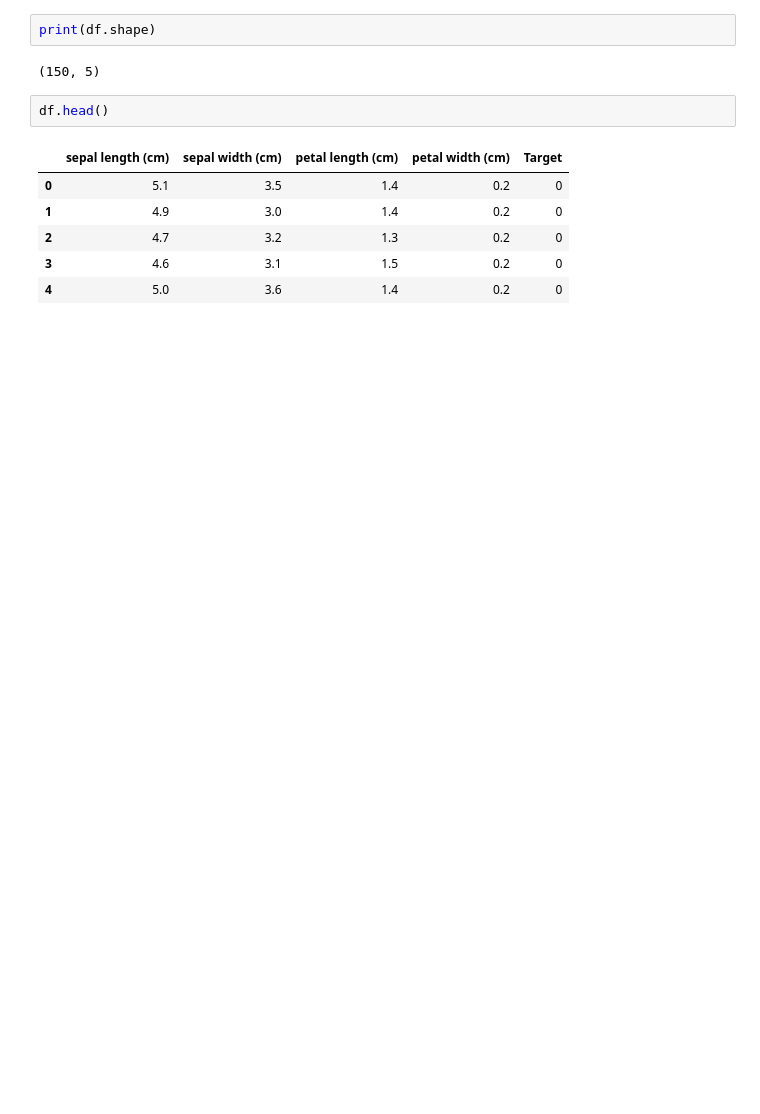
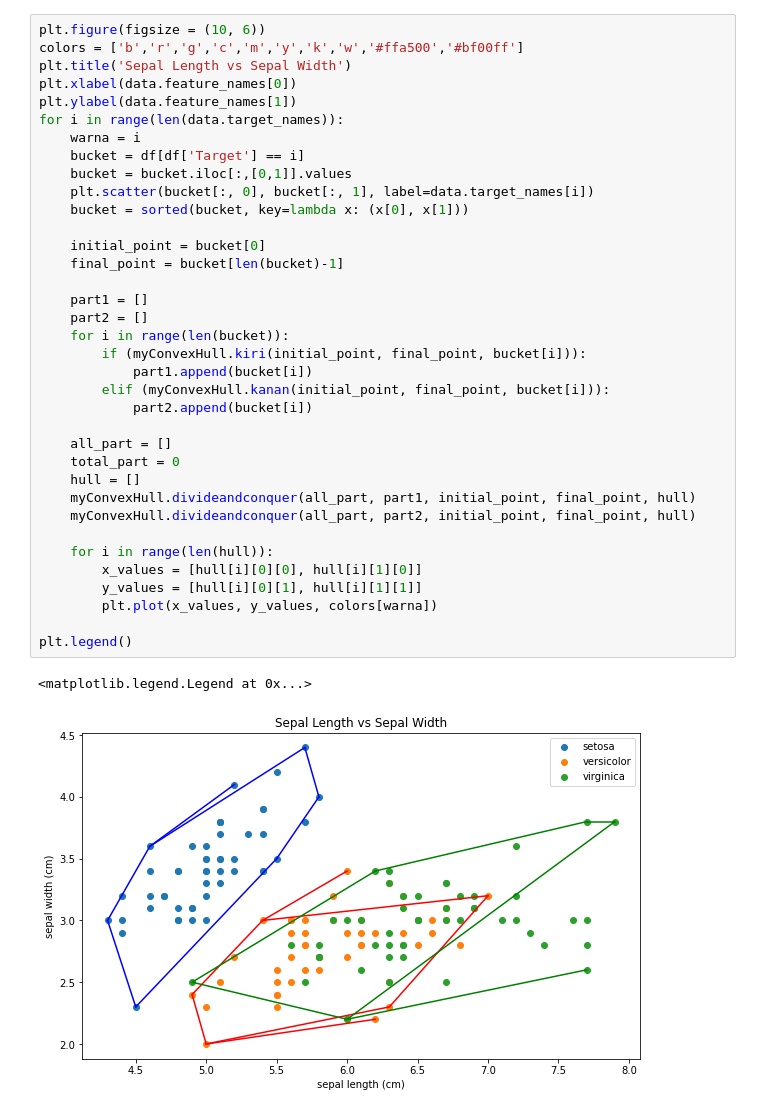
Before and after one commit to johannes-ws/Tucil-2-Stima, a Jupyter notebook: src/main.ipynb, the cells around one changed output. Drawn from its saved outputs; the diff is of its cells as text; blank space fills up the shorter version.

```diff
--- a/src/main.ipynb
+++ b/src/main.ipynb
@@ -12,13 +20,39 @@ df['Target'] = pd.DataFrame(data.target)
-# %%
-print(df.shape)
-# %% [output]
-(150, 5)
-# %%
-df.head()
-# %% [output]
-|  | sepal length (cm) | sepal width (cm) | petal length (cm) | petal width (cm) | Target |
-| 0 | 5.1 | 3.5 | 1.4 | 0.2 | 0 |
-| 1 | 4.9 | 3.0 | 1.4 | 0.2 | 0 |
-| 2 | 4.7 | 3.2 | 1.3 | 0.2 | 0 |
-| 3 | 4.6 | 3.1 | 1.5 | 0.2 | 0 |
-| 4 | 5.0 | 3.6 | 1.4 | 0.2 | 0 |
+# %%
+plt.figure(figsize = (10, 6))
+colors = ['b','r','g','c','m','y','k','w','#ffa500','#bf00ff']
+plt.title('Sepal Length vs Sepal Width')
+plt.xlabel(data.feature_names[0])
+plt.ylabel(data.feature_names[1])
+for i in range(len(data.target_names)):
+    warna = i
+    bucket = df[df['Target'] == i]
+    bucket = bucket.iloc[:,[0,1]].values
+    plt.scatter(bucket[:, 0], bucket[:, 1], label=data.target_names[i])
+    bucket = sorted(bucket, key=lambda x: (x[0], x[1]))
+
+    initial_point = bucket[0]
+    final_point = bucket[len(bucket)-1]
+
+    part1 = []
+    part2 = []
+    for i in range(len(bucket)):
+        if (myConvexHull.kiri(initial_point, final_point, bucket[i])):
+            part1.append(bucket[i])
+        elif (myConvexHull.kanan(initial_point, final_point, bucket[i])):
+            part2.append(bucket[i])
+
+    all_part = []
+    total_part = 0
+    hull = []
+    myConvexHull.divideandconquer(all_part, part1, initial_point, final_point, hull)
+    myConvexHull.divideandconquer(all_part, part2, initial_point, final_point, hull)
+
+    for i in range(len(hull)):
+        x_values = [hull[i][0][0], hull[i][1][0]]
+        y_values = [hull[i][0][1], hull[i][1][1]]
+        plt.plot(x_values, y_values, colors[warna])
+
+plt.legend()
+# %% [output]
+<matplotlib.legend.Legend at 0x...>
+[figure, added]
```
Also changed, not shown: parts of 14 cells of this notebook, 1 other file.
